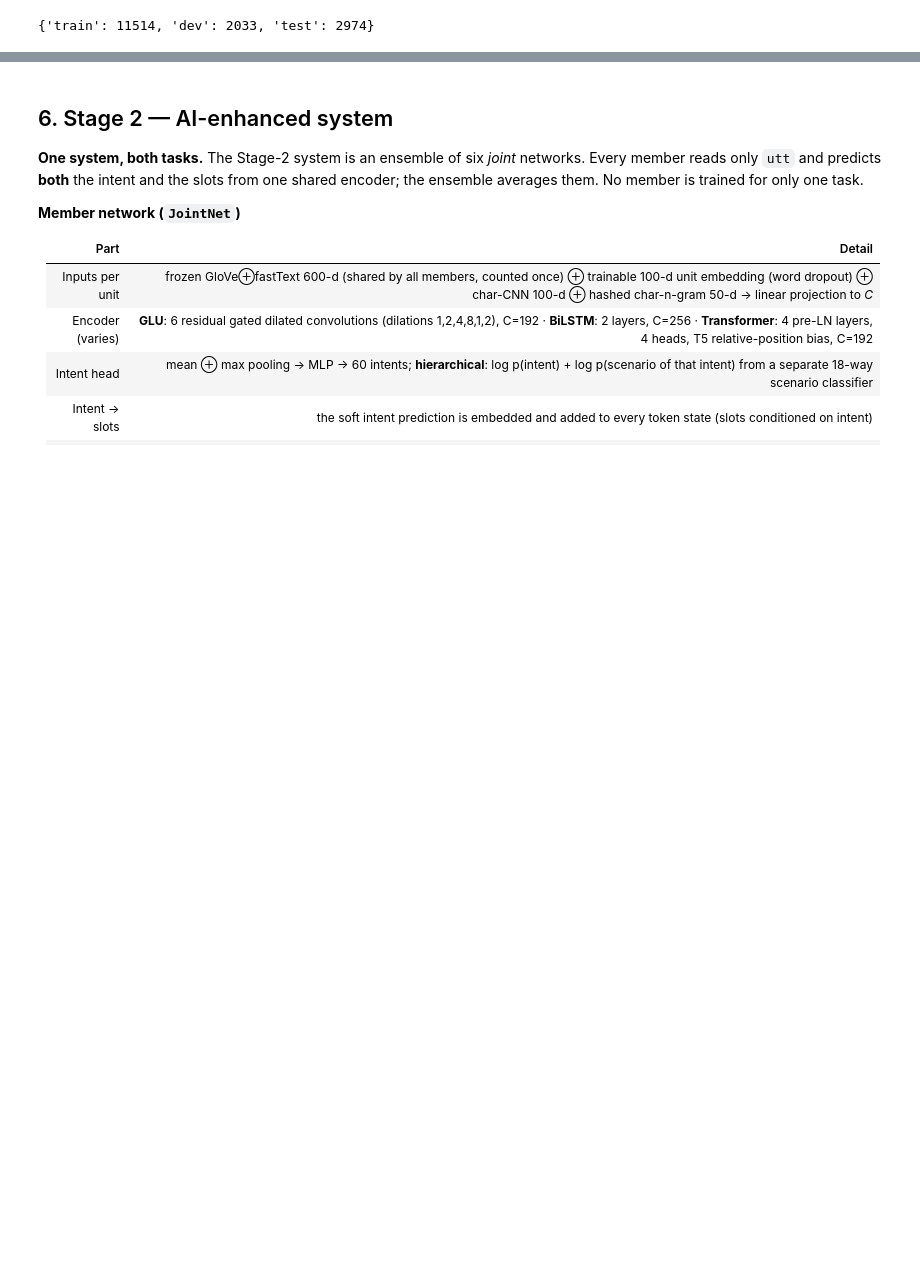
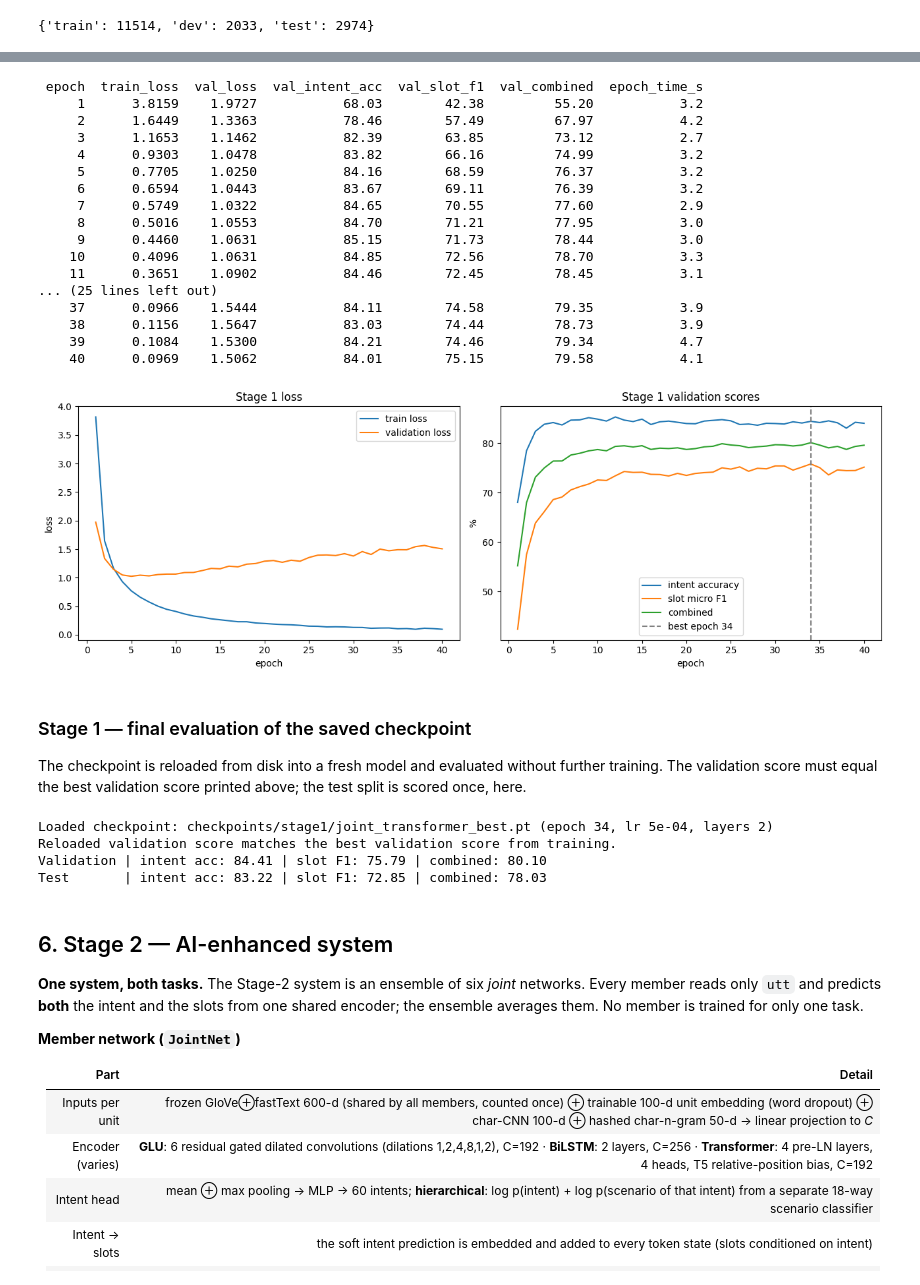
Before and after one commit to masamune-prog/SC4002, a Jupyter notebook: main.ipynb, the cells around one changed output, grey strips where cells are left out. Drawn from its saved outputs; the diff is of its cells as text; code cells hidden in the pictures; blank space fills up the shorter version.

```diff
--- a/main.ipynb
+++ b/main.ipynb
@@ -405,3 +745,76 @@ STAGE1 = globals().get("STAGE1")
+# %%
+# Stage 1: per-epoch log and learning curves of the selected configuration
+hist = pd.DataFrame(selected["history"])
+print(hist.round({"train_loss": 4, "val_loss": 4, "val_intent_acc": 2, "val_slot_f1": 2,
+                  "val_combined": 2, "epoch_time_s": 1}).to_string(index=False))
+
+fig, axes = plt.subplots(1, 2, figsize=(13, 4.5))
+axes[0].plot(hist["epoch"], hist["train_loss"], label="train loss")
+axes[0].plot(hist["epoch"], hist["val_loss"], label="validation loss")
+axes[0].set_xlabel("epoch"); axes[0].set_ylabel("loss"); axes[0].set_title("Stage 1 loss"); axes[0].legend()
+for col, label in [("val_intent_acc", "intent accuracy"), ("val_slot_f1", "slot micro F1"),
+                   ("val_combined", "combined")]:
+    axes[1].plot(hist["epoch"], hist[col], label=label)
+axes[1].axvline(sel_best["epoch"], color="grey", linestyle="--", label=f"best epoch {sel_best['epoch']}")
+axes[1].set_xlabel("epoch"); axes[1].set_ylabel("%"); axes[1].set_title("Stage 1 validation scores"); axes[1].legend()
+plt.tight_layout(); plt.show()
+# %% [output]
+ epoch  train_loss  val_loss  val_intent_acc  val_slot_f1  val_combined  epoch_time_s
+     1      3.8159    1.9727           68.03        42.38         55.20           3.2
+     2      1.6449    1.3363           78.46        57.49         67.97           4.2
+     3      1.1653    1.1462           82.39        63.85         73.12           2.7
+     4      0.9303    1.0478           83.82        66.16         74.99           3.2
+     5      0.7705    1.0250           84.16        68.59         76.37           3.2
+     6      0.6594    1.0443           83.67        69.11         76.39           3.2
+     7      0.5749    1.0322           84.65        70.55         77.60           2.9
+     8      0.5016    1.0553           84.70        71.21         77.95           3.0
+     9      0.4460    1.0631           85.15        71.73         78.44           3.0
+    10      0.4096    1.0631           84.85        72.56         78.70           3.3
+    11      0.3651    1.0902           84.46        72.45         78.45           3.1
+... (25 lines left out)
+    37      0.0966    1.5444           84.11        74.58         79.35           3.9
+    38      0.1156    1.5647           83.03        74.44         78.73           3.9
+    39      0.1084    1.5300           84.21        74.46         79.34           4.7
+    40      0.0969    1.5062           84.01        75.15         79.58           4.1
+[figure, added]
+# %% [markdown]
+### Stage 1 — final evaluation of the saved checkpoint
+
+The checkpoint is reloaded from disk into a fresh model and evaluated without further training. The validation
+score must equal the best validation score printed above; the test split is scored once, here.
+# %%
+ckpt = torch.load(S1_CKPT_PATH, map_location=DEVICE, weights_only=False)
+assert ckpt["word2id"] == word2id and ckpt["intent2id"] == intent2id and ckpt["slot2id"] == slot2id
+
+final_model = JointTransformer(np.zeros((len(word2id), GLOVE_DIM), dtype=np.float32),
+                               len(intent2id), len(slot2id), ckpt["cfg"]).to(DEVICE)
+final_model.load_state_dict(ckpt["model_state"])
+final_total, final_trainable = count_params(final_model)
+assert final_total <= 20_000_000
+
+
+def s1_run_split(split):
+    return s1_evaluate(final_model, split)
+
+
+val_res = s1_run_split("dev")
+print(f"Loaded checkpoint: {os.path.relpath(S1_CKPT_PATH, ROOT)} (epoch {ckpt['epoch']}, lr {ckpt['cfg']['lr']:.0e}, "
+      f"layers {ckpt['cfg']['layers']})")
+assert val_res["combined"] == ckpt["val_scores"]["combined"], "Reloaded validation score differs"
+print("Reloaded validation score matches the best validation score from training.")
+test_res = s1_run_split("test")                                                 # the single Stage-1 test evaluation
+print(f"Validation | intent acc: {val_res['intent_acc']:.2f} | slot F1: {val_res['slot_f1']:.2f} | "
+      f"combined: {val_res['combined']:.2f}")
+print(f"Test       | intent acc: {test_res['intent_acc']:.2f} | slot F1: {test_res['slot_f1']:.2f} | "
+      f"combined: {test_res['combined']:.2f}")
+
+STAGE1 = {"total_params": final_total, "trainable_params": final_trainable,
+          "epochs": f"{BASE_CFG['epochs']} (selected: {ckpt['epoch']})", "dev": val_res, "test": test_res}
+# %% [output]
+Loaded checkpoint: checkpoints/stage1/joint_transformer_best.pt (epoch 34, lr 5e-04, layers 2)
+Reloaded validation score matches the best validation score from training.
+Validation | intent acc: 84.41 | slot F1: 75.79 | combined: 80.10
+Test       | intent acc: 83.22 | slot F1: 72.85 | combined: 78.03
 # %% [markdown]
 ## 6. Stage 2 — AI-enhanced system
 
```
Also changed, not shown: parts of 28 cells of this notebook, 12 other files.
